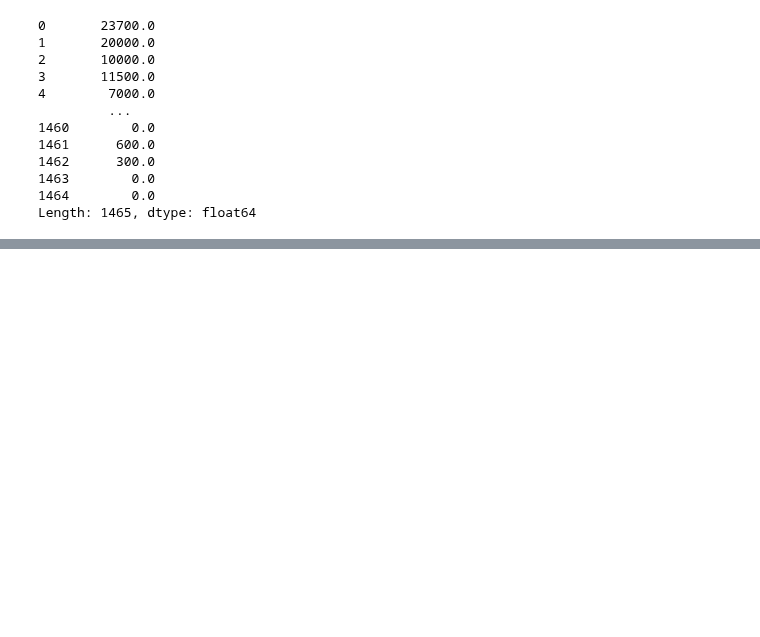
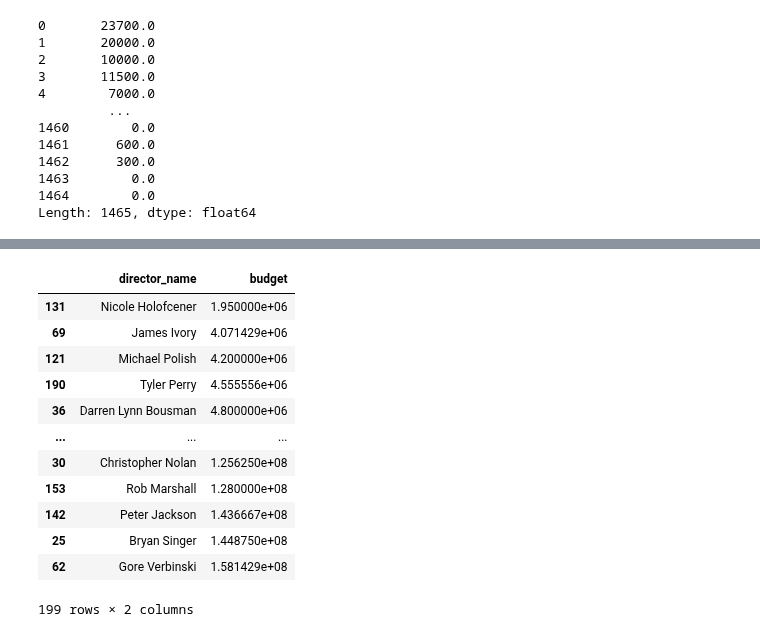
Before and after one commit to jeeet0700/Pandas, a Jupyter notebook: Panda_interview_prep.ipynb, the cells around one changed output, grey strips where cells are left out. Saved outputs shown, nothing was run; the diff lists cells and outputs as text; code cells hidden in the pictures; blank space fills up the shorter version.

```diff
--- a/Panda_interview_prep.ipynb
+++ b/Panda_interview_prep.ipynb
@@ -2495,0 +2513,2 @@ Length: 1465, dtype: float64
+# %%
+df.drop(['id_x','id_y'],axis=1,inplace=True)
@@ -2495,0 +2547,18 @@ Length: 1465, dtype: float64
+# %%
+import numpy as np
+df1=df.groupby('director_name')['budget'].apply(np.mean).reset_index().sort_values(by=['budget'])
+df1
+# %% [output]
+|  | director_name | budget |
+| 131 | Nicole Holofcener | 1.950000e+06 |
+| 69 | James Ivory | 4.071429e+06 |
+| 121 | Michael Polish | 4.200000e+06 |
+| 190 | Tyler Perry | 4.555556e+06 |
+| 36 | Darren Lynn Bousman | 4.800000e+06 |
+| ... | ... | ... |
+| 30 | Christopher Nolan | 1.256250e+08 |
+| 153 | Rob Marshall | 1.280000e+08 |
+| 142 | Peter Jackson | 1.436667e+08 |
+| 25 | Bryan Singer | 1.448750e+08 |
+| 62 | Gore Verbinski | 1.581429e+08 |
+199 rows × 2 columns
```
Also changed, not shown: parts of 13 cells of this notebook.
